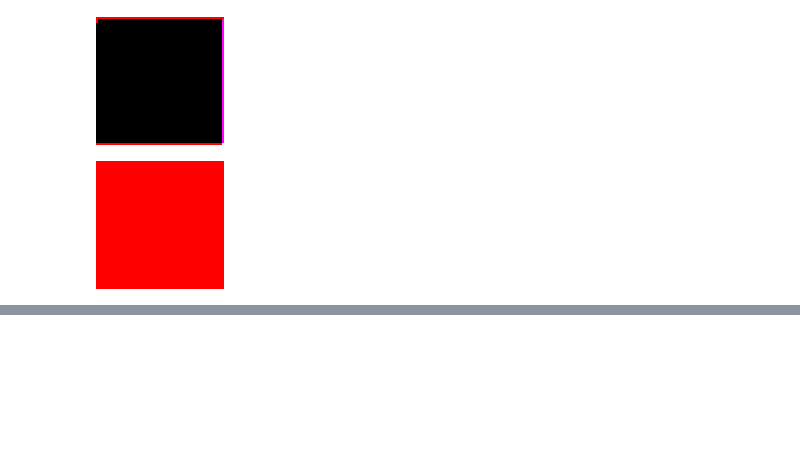
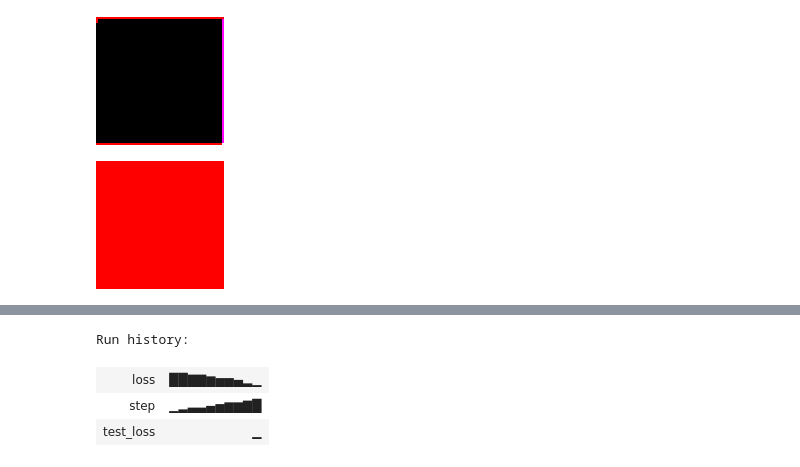
Before and after one commit to julenurchoeguia/vton, a Jupyter notebook: julen/autoencoder.ipynb, the cells around one changed output, grey strips where cells are left out. Saved outputs shown, nothing was run; the diff lists cells and outputs as text; code cells hidden in the pictures; blank space fills up the shorter version.

```diff
--- a/julen/autoencoder.ipynb
+++ b/julen/autoencoder.ipynb
@@ -254,0 +344,76 @@ generate_image(image_size, num_images)
+# %%
+import torch
+import wandb
+from torch.utils.data import DataLoader
+import PIL
+
+lr = 1e-4
+num_steps = 1000
+
+# Initialize wandb
+wandb.init(project='finegrain-cs', config={
+    'lr': lr,
+    'num_steps': num_steps
+})
+
+path_dataset_train = "../data/dataset_train/"
+path_dataset_test = "../data/dataset_test/"
+dataset_train = ImageDataset(path_dataset_train).data
+dataset_test = ImageDataset(path_dataset_test).data
+autoencoder = AutoEncoder()
+autoencoder.train()
+
+
+optimizer = torch.optim.Adam(autoencoder.parameters() , lr=lr)
+
+# Convert your datasets to DataLoader for easy batch processing
+# train_dataloader = DataLoader(dataset_train, batch_size=8, shuffle=True)
+
+# Modify your training loop
+for step in range(num_steps):
+    loss_iter = 0
+    for images in dataset_train:
+        images = image_to_tensor(images)
+        y = autoencoder(images)
+        loss = (y - images).norm()
+        loss_iter += loss
+
+    loss = loss_iter / len(dataset_train)
+    loss.backward()
+    optimizer.step()
+    optimizer.zero_grad()
+
+    # Log the loss to wandb
+    wandb.log({'step': step, 'loss': loss.item()})
+
+    print(f"step {step} : loss {loss.item()}")
+
+# Testing at the end of training
+loss_iter_test = 0
+reconstructed_images = []
+
+with torch.no_grad():
+    for images_test in dataset_test:
+        images_test = image_to_tensor(images_test)
+        y_test = autoencoder(images_test)
+        loss_test = (y_test - images_test).norm()
+        loss_iter_test += loss_test
+
+        # # Append the reconstructed images for visualization
+        concat = Image.new('RGB', (256, 128))
+        concat.paste(tensor_to_image(images_test.data), (0, 0))
+        concat.paste(tensor_to_image(y_test.data), (128, 0))
+
+        reconstructed_images.append(concat)
+
+images = [PIL.Image.fromarray(np.array(image)) for image in reconstructed_images]
+
+wandb.log({"reconstructed_images": [wandb.Image(image) for image in images]})
+
+loss_test = loss_iter_test / len(dataset_test)
+
+# Log the test loss to wandb
+wandb.log({'test_loss': loss_test.item()})
+
+print(f"Test Loss at the end of training: {loss_test.item()}")
+# %% [output]
@@ -254,0 +422,4 @@ generate_image(image_size, num_images)
+Run history:
+| loss | ██▇▇▆▅▅▄▂▁ |
+| step | ▁▂▃▃▄▅▆▆▇█ |
+| test_loss | ▁ |
```
Also changed, not shown: parts of 16 cells of this notebook, 4 other files.
